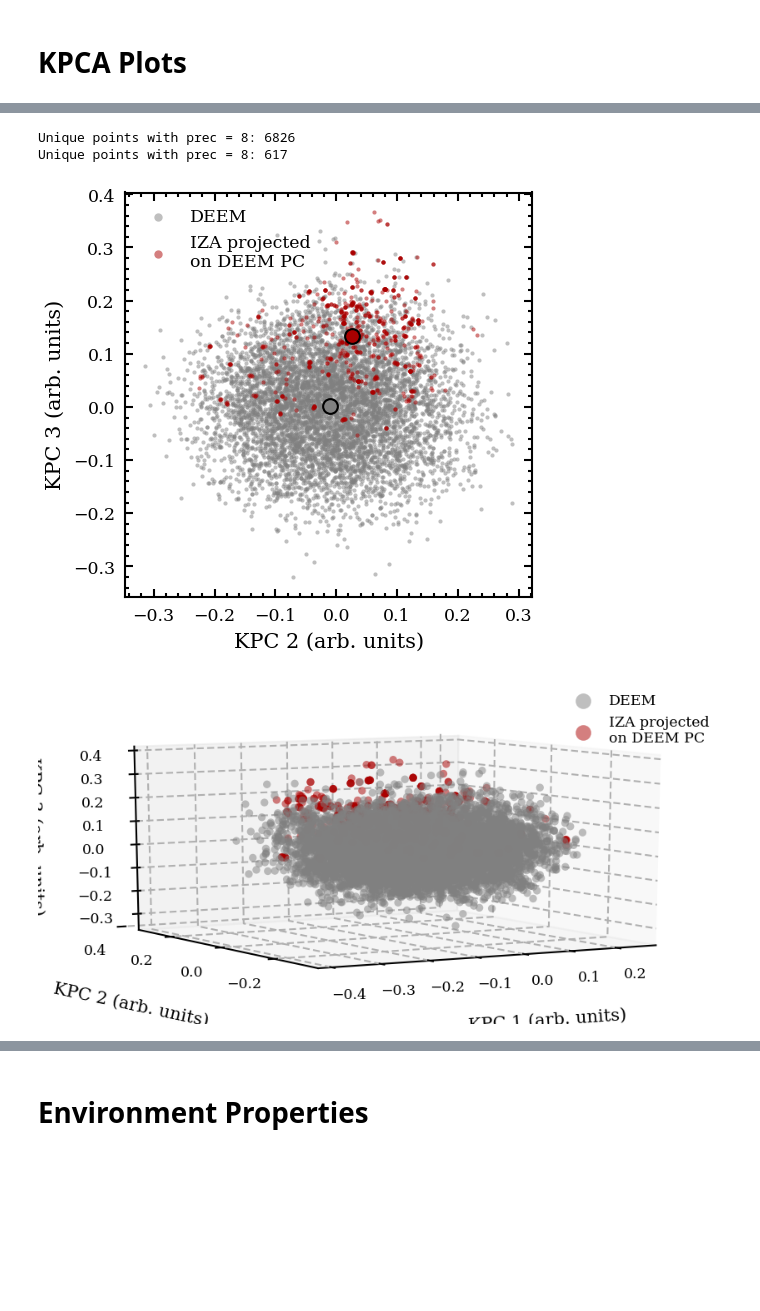
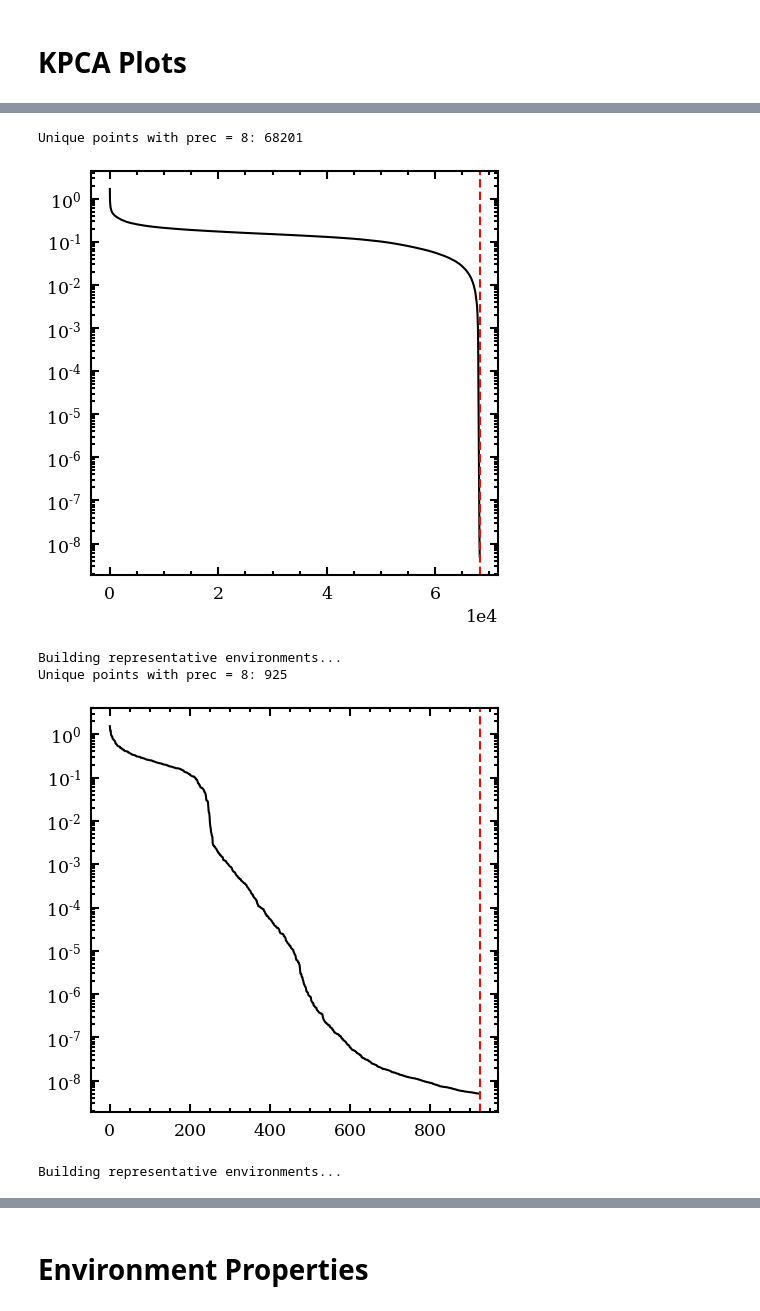
Before and after one commit to bhelfrecht/zeolites_iza-deem, a Jupyter notebook: Scripts/DEEM-IZA.ipynb, the cells around one changed output, grey strips where cells are left out. Cells and saved outputs as stored; diff of their text form; code cells hidden in the pictures; blank space fills up the shorter version.

```diff
--- a/Scripts/DEEM-IZA.ipynb
+++ b/Scripts/DEEM-IZA.ipynb
@@ -393,71 +386,77 @@ print np.argmax(np.abs(np.mean(pcaDEEM, axis=0)-np.mean(pcaIZA, axis=0)))
 # %%
-# Load PCA data for IZA and DEEM (6.0 A SOAP cutoff), keep unique environments
-udxs_DEEM_KPCA_6 = fps_unique('../Processed_Data/DEEM_1k/PCA/6.0/FPS-uKPCA.idxs', prec=prec)
-udxs_IZA_KPCA_6 = fps_unique('../Processed_Data/IZA_OPTonDEEM_1k/PCA/6.0/FPS-uKPCA.idxs', prec=prec)
-pcaDEEM = np.load('../Processed_Data/DEEM_1k/PCA/6.0/kpca-0.npy')[udxs_DEEM_KPCA_6, :]
-pcaIZA = np.load('../Processed_Data/IZA_OPTonDEEM_1k/PCA/6.0/kpca_proj.npy')[udxs_IZA_KPCA_6, :]
+# Load PCA data for IZA and DEEM (3.5 A SOAP cutoff), keep unique environments
+udxs_DEEM_KPCA_6 = fps_unique('../Processed_Data/DEEM_10k/PCA/6.0/FPS-uKPCA.idxs', prec=prec, plot=True)
+inputDEEM = SOAPTools.read_input('../Processed_Data/DEEM_10k/PCA/6.0/KPCAFiles.dat')
+DEEM_6 = SOAPTools.build_repSOAPs(inputDEEM, udxs_DEEM_KPCA_6)
+
+udxs_IZA_KPCA_6 = fps_unique('../Processed_Data/IZAonDEEM_10k/PCA/6.0/FPS-uKPCA.idxs', prec=prec, plot=True)
+inputIZA = SOAPTools.read_input('../Processed_Data/IZAonDEEM_10k/PCA/6.0/projFiles.dat')
+IZA_6 = SOAPTools.build_repSOAPs(inputIZA, udxs_IZA_KPCA_6)
 
 # Eliminate DEEM environments that are essentially IZA environments by proximity
-pcaDEEM = iza_deem_unique(pcaDEEM, pcaIZA, prec=prec)
+#DEEM_6 = iza_deem_unique(DEEM_6, IZA_6, prec=prec)
 
 ### 2D PCA ###
 # Create figure
 figPCA = plt.figure(figsize=(3.5, 3.5))
 
 # Create axes
 axsScat = figPCA.add_subplot(1, 1, 1)
 
-# Scatter plot
-scatDEEM = axsScat.scatter(pcaDEEM[:, 1], pcaDEEM[:, 2], c=colorList[5],
-                           edgecolor='k', linewidths=0.0, alpha=0.5)
-scatIZA = axsScat.scatter(pcaIZA[:, 1], pcaIZA[:, 2], c=colorList[1],
-                          edgecolor='k', linewidths=0.0, alpha=0.5)
+# Scatter plot of IZA and DEEM
+scatDEEM = axsScat.scatter(DEEM_6[:, 1], DEEM_6[:, 2], c=colorList[5],
+                           edgecolor='k', linewidths=0.0, alpha=0.1)
+scatIZA = axsScat.scatter(IZA_6[:, 1], IZA_6[:, 2], c=colorList[1],
+                          edgecolor='k', linewidths=0.0, alpha=0.1)
 
-meanDEEM = np.mean(pcaDEEM, axis=0)
-meanIZA = np.mean(pcaIZA, axis=0)
+meanDEEM_6 = np.mean(DEEM_6, axis=0)
+meanIZA_6 = np.mean(IZA_6, axis=0)
 
-axsScat.scatter(meanDEEM[1], meanDEEM[2], edgecolor='k', color=colorList[5], s=50)
-axsScat.scatter(meanIZA[1], meanIZA[2], edgecolor='k', color=colorList[1], s=50)
+axsScat.scatter(meanDEEM_6[1], meanDEEM_6[2], edgecolor='k', color=colorList[5], s=50)
+axsScat.scatter(meanIZA_6[1], meanIZA_6[2], edgecolor='k', color=colorList[1], s=50)
 
-# Axes labels
-axsScat.set_xlabel('KPC 2 (arb. units)')
-axsScat.set_ylabel('KPC 3 (arb. units)')
+# Axes labels and tick sizes
+axsScat.set_xlabel('KPC 1 (arb. units)')
+axsScat.set_ylabel('KPC 2 (arb. units)')
 
 # Figure legend
 axsScat.legend(labels=['DEEM', 'IZA projected\non DEEM PC'], frameon=False, markerscale=2.0)
 
-figPCA.savefig('../Results/DEEM_1k/kpca_IZA_OPTonDEEM_6.0.png', bbox_inches='tight')
+# Save figure
+#figPCA.savefig('../Results/DEEM_1k/kpca_IZA_OPTonDEEM_3.5.png', bbox_inches='tight')
 
 ### 3D PCA ###
 # Create figure
-fig3D = plt.figure(figsize=(7.0, 3.5))
+#fig3D = plt.figure(figsize=(7.0, 3.5))
 
 # Create axes
-axs3D = fig3D.add_subplot(1, 1, 1, projection='3d')
+#axs3D = fig3D.add_subplot(1, 1, 1, projection='3d')
 
 # Scatter plot
-scatDEEM3D = axs3D.scatter(pcaDEEM[:, 0], pcaDEEM[:, 1], pcaDEEM[:, 2], c=colorList[5],
-                           edgecolor='k', linewidths=0.0, alpha=0.5)
-scatIZA3D = axs3D.scatter(pcaIZA[:, 0], pcaIZA[:, 1], pcaIZA[:, 2], c=colorList[1],
-                          edgecolor='k', linewidths=0.0, alpha=0.5)
+#scatDEEM3D = axs3D.scatter(DEEM_6[:, 0], DEEM_6[:, 1], DEEM_6[:, 2], c=colorList[5],
+#                           edgecolor='k', linewidths=0.0, alpha=0.5)
+#scatIZA3D = axs3D.scatter(IZA_6[:, 0], IZA_6[:, 1], IZA_6[:, 2], c=colorList[1],
+#                          edgecolor='k', linewidths=0.0, alpha=0.5)
 
-# Axes labels and tick setup
-axs3D.set_xlabel('KPC 1 (arb. units)', labelpad=20)
-axs3D.set_ylabel('KPC 2 (arb. units)', labelpad=20)
-axs3D.set_zlabel('KPC 3 (arb. units)', labelpad=10)
-axs3D.set_yticks(axs3D.get_yticks()[2::2])
+# Axes labels and ticks
+#axs3D.set_xlabel('KPC 1 (arb. units)', labelpad=20)
+#axs3D.set_ylabel('KPC 2 (arb. units)', labelpad=20)
+#axs3D.set_zlabel('KPC 3 (arb. units)', labelpad=10)
+#axs3D.set_yticks(axs3D.get_yticks()[2::2])
 
 # View angle
-axs3D.view_init(10, -120)
+#axs3D.view_init(10, -120)
 
 # Figure legend
-axs3D.legend(labels=['DEEM', 'IZA projected\non DEEM PC'], frameon=False, markerscale=2.0)
+#axs3D.legend(labels=['DEEM', 'IZA projected\non DEEM PC'], frameon=False, markerscale=2.0)#, fontsize=24)
 
-#fig3D.savefig('../Results/DEEM_1k/kpca_IZA_OPTonDEEM_6.0_3D.png', bbox_inches='tight')
+#fig3D.savefig('../Results/DEEM_1k/kpca_IZA_OPTonDEEM_3.5_3D.png', bbox_inches='tight')
 
 plt.show()
 # %% [output]
-Unique points with prec = 8: 6826
-Unique points with prec = 8: 617
+Unique points with prec = 8: 68201
-[figure, old version]
+[figure, new version]
+Building representative environments...
+Unique points with prec = 8: 925
-[figure, old version]
+[figure, new version]
+Building representative environments...
```
Also changed, not shown: parts of 66 cells of this notebook, 8 other files.
